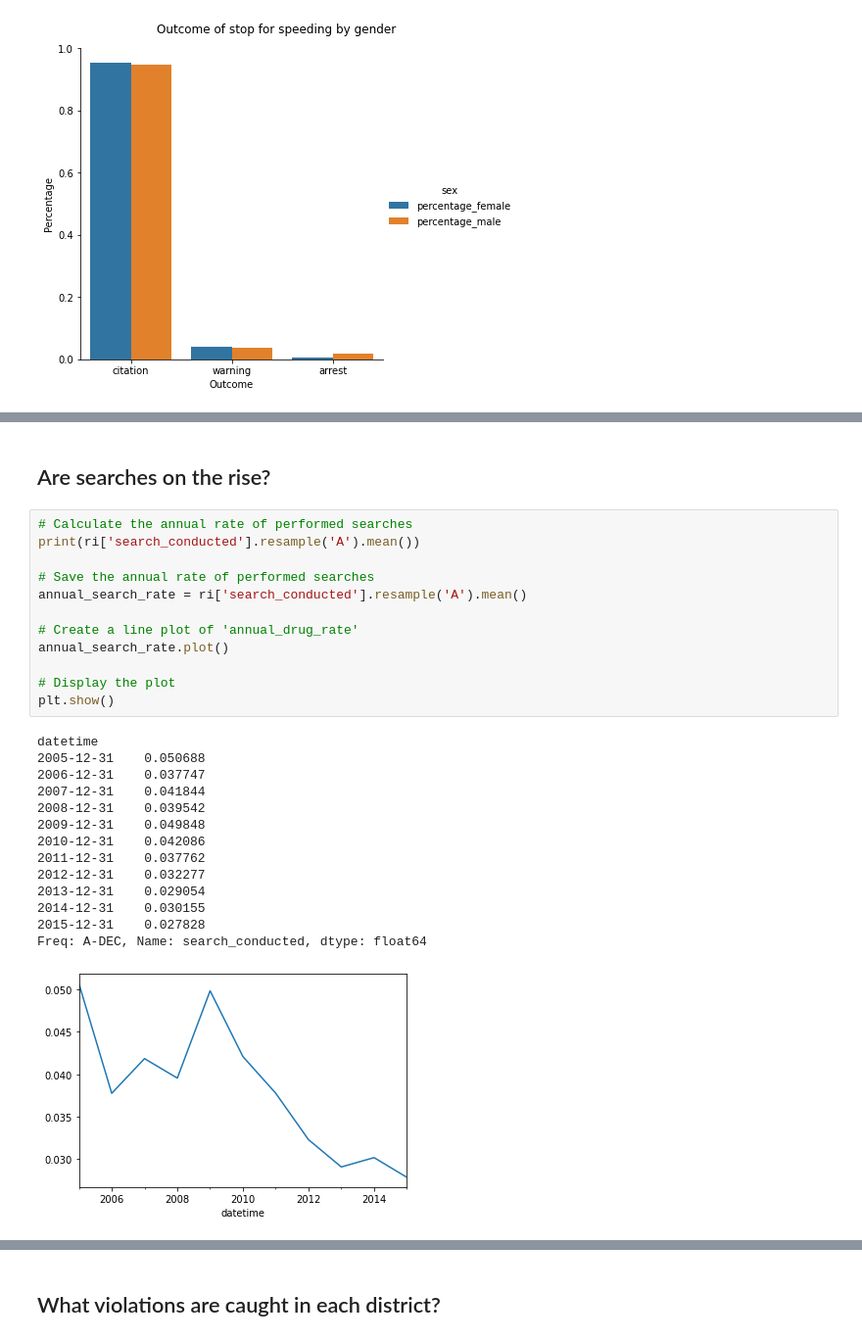
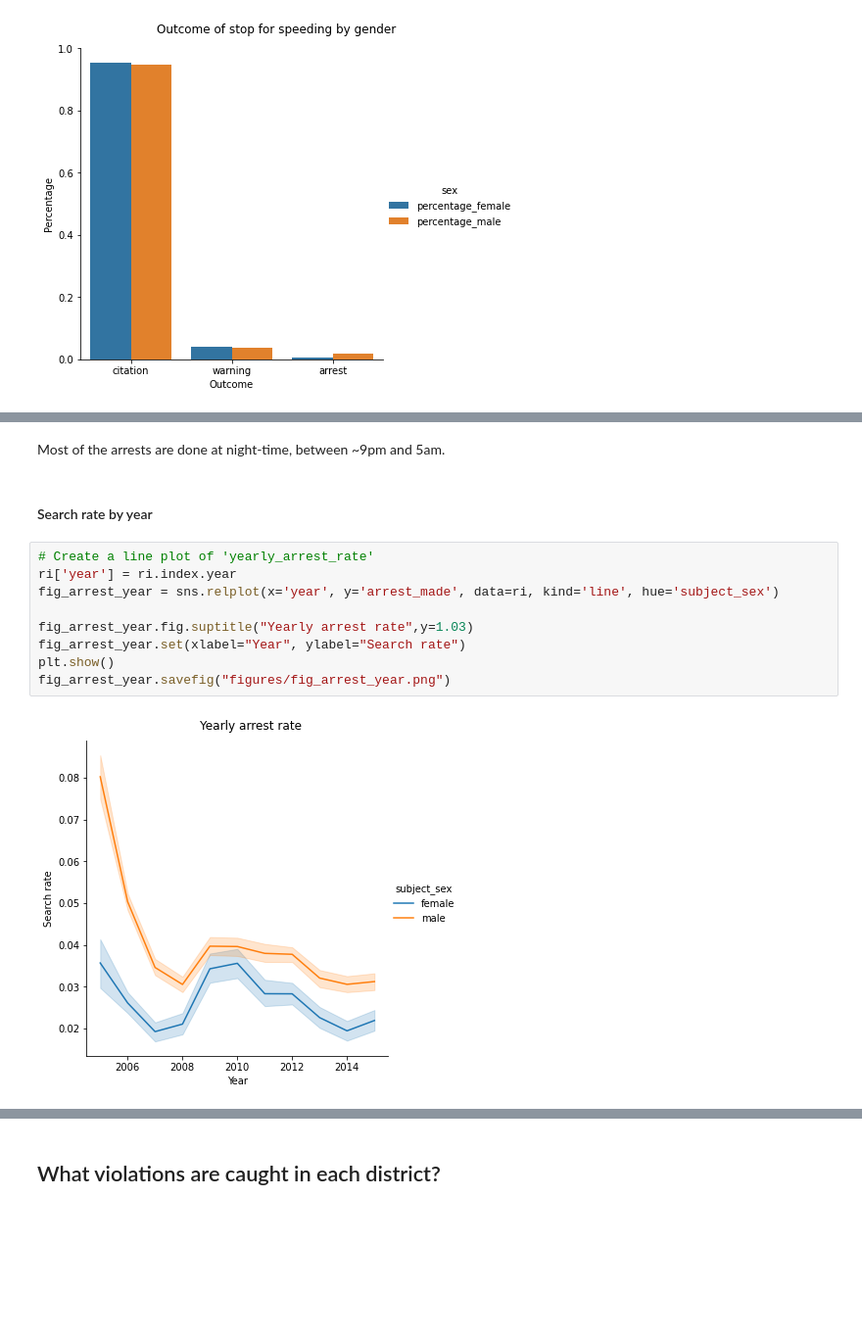
Before and after one commit to laubana90/StanfordOpenPolicingProject, a Jupyter notebook: RhodeIsland.ipynb, the cells around one changed output, grey strips where cells are left out. Shown: that part at 98% size. Cells and saved outputs as stored; diff of their text form; blank space fills up the shorter version.

```diff
--- a/RhodeIsland.ipynb
+++ b/RhodeIsland.ipynb
@@ -407,29 +407,15 @@ plt.show()
+# %% [markdown]
+Most of the arrests are done at night-time, between ~9pm and 5am.
 # %% [markdown]
-## Are searches on the rise?
+#### Search rate by year<a name="search_year"></a>
-# %%
-# Calculate the annual rate of performed searches
-print(ri['search_conducted'].resample('A').mean())
-
-# Save the annual rate of performed searches
-annual_search_rate = ri['search_conducted'].resample('A').mean()
-
-# Create a line plot of 'annual_drug_rate'
-annual_search_rate.plot()
-
-# Display the plot
-plt.show()
-# %% [output]
-datetime
-2005-12-31    0.050688
-2006-12-31    0.037747
-2007-12-31    0.041844
-2008-12-31    0.039542
-2009-12-31    0.049848
-2010-12-31    0.042086
-2011-12-31    0.037762
-2012-12-31    0.032277
-2013-12-31    0.029054
-2014-12-31    0.030155
-2015-12-31    0.027828
-Freq: A-DEC, Name: search_conducted, dtype: float64
-[figure, removed]
+# %%
+# Create a line plot of 'yearly_arrest_rate'
+ri['year'] = ri.index.year
+fig_arrest_year = sns.relplot(x='year', y='arrest_made', data=ri, kind='line', hue='subject_sex')
+
+fig_arrest_year.fig.suptitle("Yearly arrest rate",y=1.03)
+fig_arrest_year.set(xlabel="Year", ylabel="Search rate")
+plt.show()
+fig_arrest_year.savefig("figures/fig_arrest_year.png")
+# %% [output]
+[figure, added]
```
Also changed, not shown: parts of 15 cells of this notebook, 6 other files.
